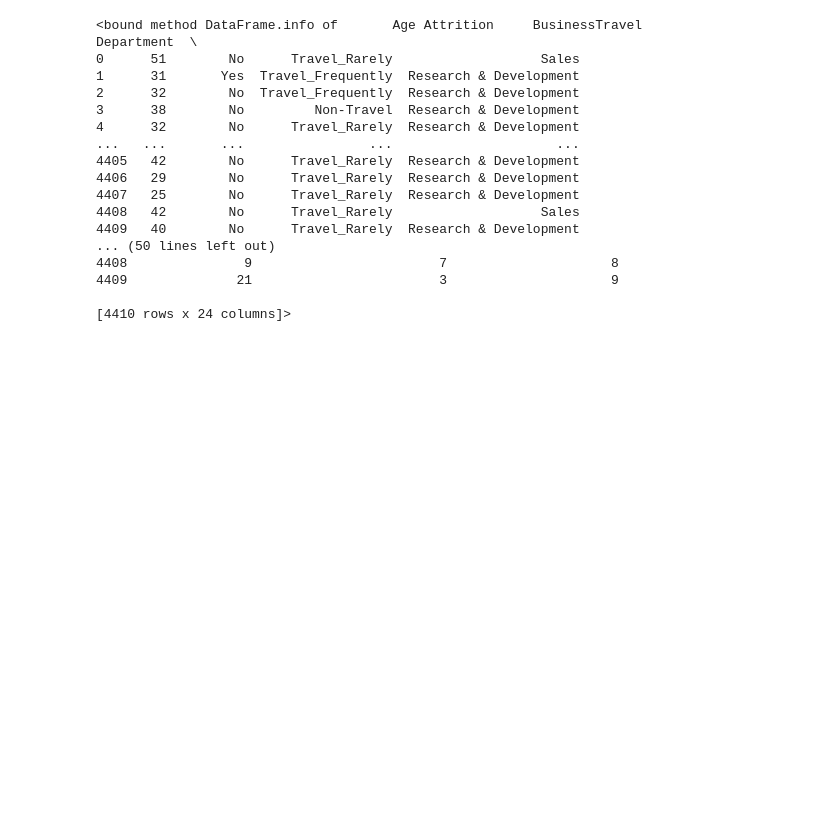
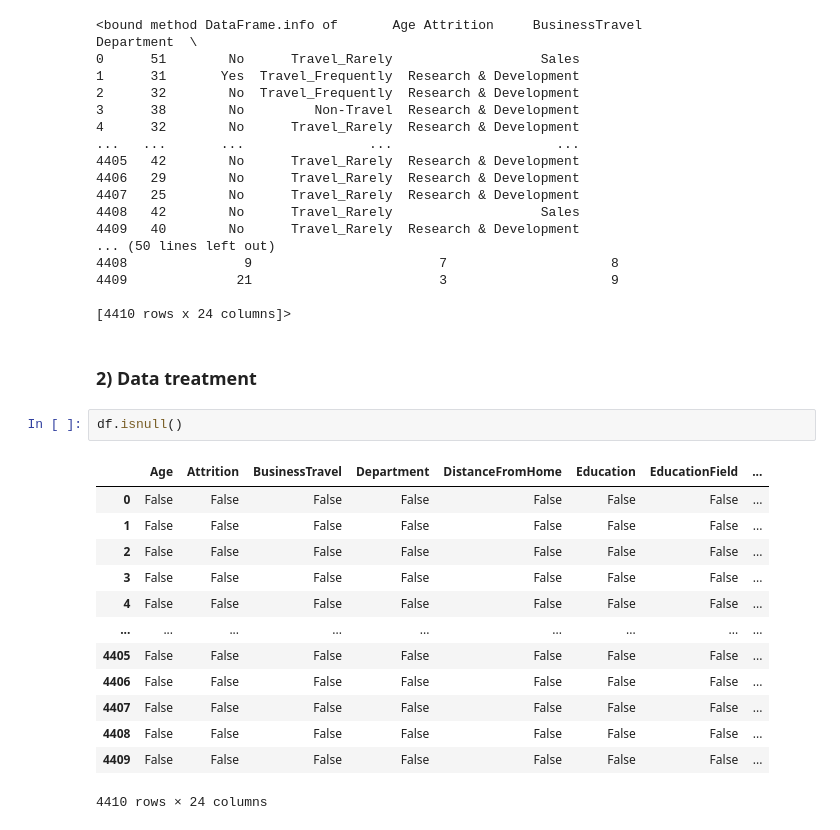
Before and after one commit to hamisicodes/LetsUpgrade-AI-ML, a Jupyter notebook: Day10/Day_10_Assignment.ipynb, the cells around one changed output. Saved outputs shown, nothing was run; the diff lists cells and outputs as text; blank space fills up the shorter version.

```diff
--- a/Day10/Day_10_Assignment.ipynb
+++ b/Day10/Day_10_Assignment.ipynb
@@ -57,3 +61,21 @@ df.info
 4409              21                        3                     9
 
 [4410 rows x 24 columns]>
+# %% [markdown]
+### 2) Data treatment
+# %%
+df.isnull()
+# %% [output]
+|  | Age | Attrition | BusinessTravel | Department | DistanceFromHome | Education | EducationField | ... |
+| 0 | False | False | False | False | False | False | False | ... |
+| 1 | False | False | False | False | False | False | False | ... |
+| 2 | False | False | False | False | False | False | False | ... |
+| 3 | False | False | False | False | False | False | False | ... |
+| 4 | False | False | False | False | False | False | False | ... |
+| ... | ... | ... | ... | ... | ... | ... | ... | ... |
+| 4405 | False | False | False | False | False | False | False | ... |
+| 4406 | False | False | False | False | False | False | False | ... |
+| 4407 | False | False | False | False | False | False | False | ... |
+| 4408 | False | False | False | False | False | False | False | ... |
+| 4409 | False | False | False | False | False | False | False | ... |
+4410 rows × 24 columns
```
Also changed, not shown: parts of 11 cells of this notebook.
